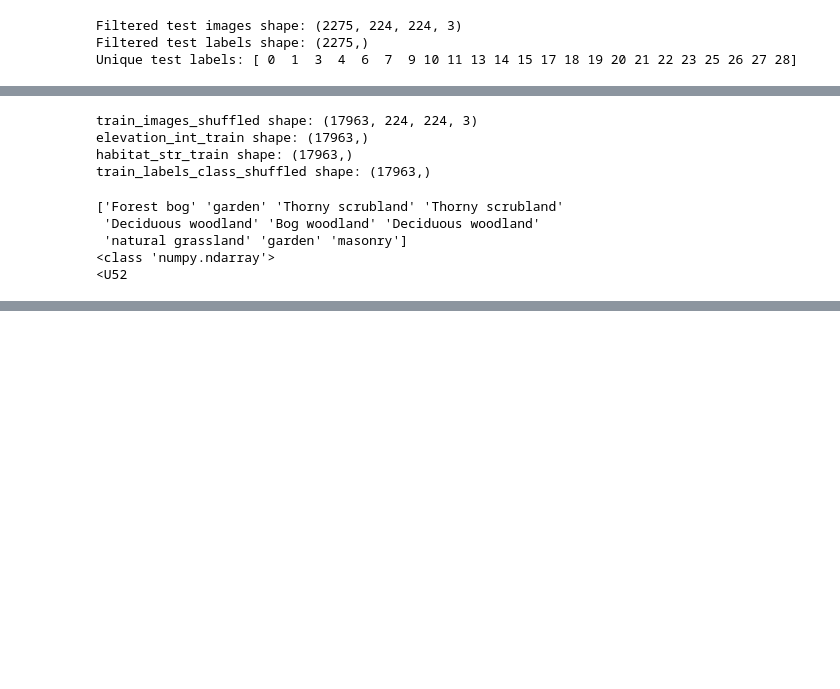
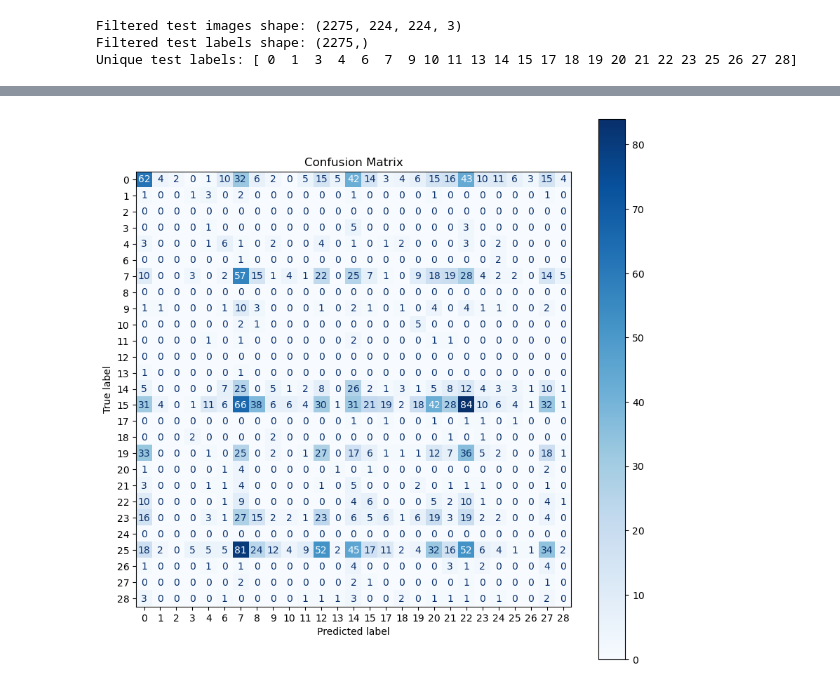
Before and after one commit to kalafosaurus/207-final-project, a Jupyter notebook: ryans_dank_attempts/multimodal_CNN_model.ipynb, the cells around one changed output, grey strips where cells are left out. Cells and saved outputs as stored; diff of their text form; code cells hidden in the pictures; blank space fills up the shorter version.

```diff
--- a/ryans_dank_attempts/multimodal_CNN_model.ipynb
+++ b/ryans_dank_attempts/multimodal_CNN_model.ipynb
@@ -647,20 +665,19 @@ Test accuracy: 0.0716
-# %%
-print(f"train_images_shuffled shape: {train_images_shuffled.shape}")
-print(f"elevation_int_train shape: {elevation_int_train.shape}")
-print(f"habitat_str_train shape: {habitat_str_train.shape}")
-print(f"train_labels_class_shuffled shape: {train_labels_class_shuffled.shape}")
-# %% [output]
-train_images_shuffled shape: (17963, 224, 224, 3)
-elevation_int_train shape: (17963,)
-habitat_str_train shape: (17963,)
-train_labels_class_shuffled shape: (17963,)
-# %%
-print(habitat_str_train[:10])  # Inspect the first 10 values
-print(type(habitat_str_train))  # Check the type of the data
-print(habitat_str_train.dtype)  # Check the dtype of the NumPy array
-# %% [output]
-['Forest bog' 'garden' 'Thorny scrubland' 'Thorny scrubland'
- 'Deciduous woodland' 'Bog woodland' 'Deciduous woodland'
- 'natural grassland' 'garden' 'masonry']
-<class 'numpy.ndarray'>
-<U52
+# %%
+# build a confusion matrix
+y_pred = model_4.predict(
+    x={
+        'image': test_images_shuffled,
+        'elevation': elevation_int_test.reshape(-1, 1),
+        'habitat': tf.convert_to_tensor(habitat_str_test, dtype=tf.string),
+    }
+)
+y_pred_classes = np.argmax(y_pred, axis=1)
+cm = confusion_matrix(test_labels_class_shuffled, y_pred_classes)
+# Ensure the labels match the unique values in both test_labels_class_shuffled and y_pred_classes
+unique_labels = np.union1d(np.unique(test_labels_class_shuffled), np.unique(y_pred_classes))
+plt.figure(figsize=(10, 10))
+cm_display = ConfusionMatrixDisplay(confusion_matrix=cm, display_labels=unique_labels)
+cm_display.plot(cmap=plt.cm.Blues, ax=plt.gca())
+plt.title('Confusion Matrix')
+plt.show()
+# %% [output]
@@ -666,0 +685 @@ print(habitat_str_train.dtype)  # Check the dtype of the NumPy array
+[figure, added]
```
Also changed, not shown: parts of 11 cells of this notebook, 5 other files.
